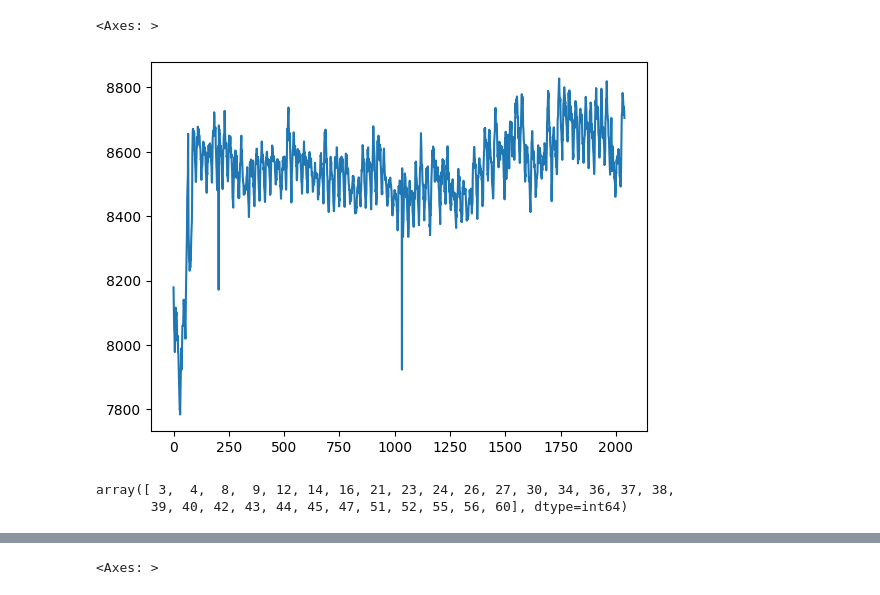
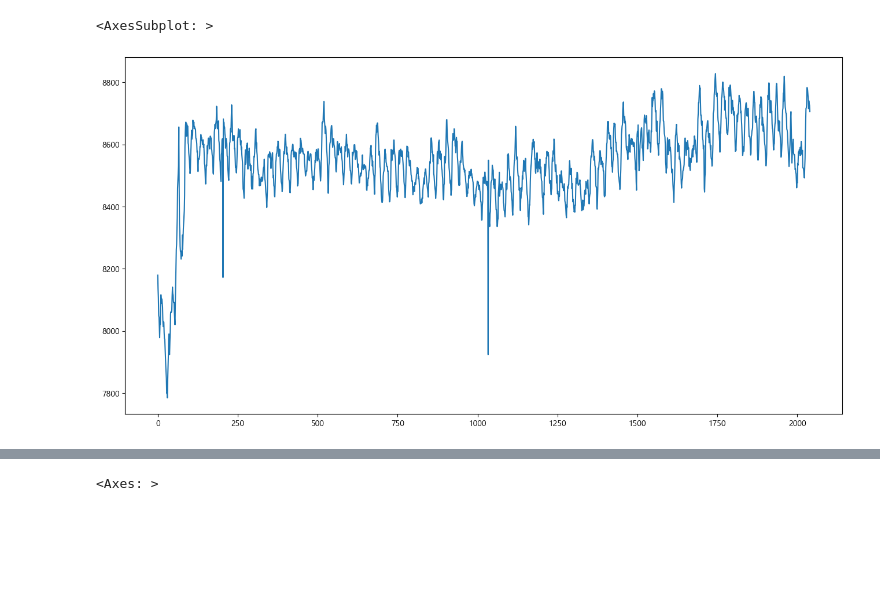
Before and after one commit to Jjineeq/Capstone_Design, a Jupyter notebook: energy_using.ipynb, the cells around one changed output, grey strips where cells are left out. Saved outputs shown, nothing was run; the diff lists cells and outputs as text; code cells hidden in the pictures; blank space fills up the shorter version.

```diff
--- a/energy_using.ipynb
+++ b/energy_using.ipynb
@@ -16,0 +34,2 @@ df_1 = df[df['num']==1]
+# %%
+df_1 = df_1.set_index(['date_time'])
@@ -17,15 +41,10 @@ df_1 = df[df['num']==1]
 # %%
-df_1['전력사용량(kWh)'].plot()
+df_1['전력사용량(kWh)'].plot(figsize=(16,8))
 # %% [output]
-<Axes: >
+<AxesSubplot: >
-[figure, old version]
+[figure, new version]
 # %%
 group = df.groupby(['num','date_time']).mean()
-# %%
-df[df['태양광보유'] == 1].num.unique()
-# %% [output]
-array([ 3,  4,  8,  9, 12, 14, 16, 21, 23, 24, 26, 27, 30, 34, 36, 37, 38,
-       39, 40, 42, 43, 44, 45, 47, 51, 52, 55, 56, 60], dtype=int64)
 # %%
 plt.figure(figsize=(16,8))
 sns.boxplot(x='num', y='전력사용량(kWh)', data=df)
```
Also changed, not shown: parts of 31 cells of this notebook.
